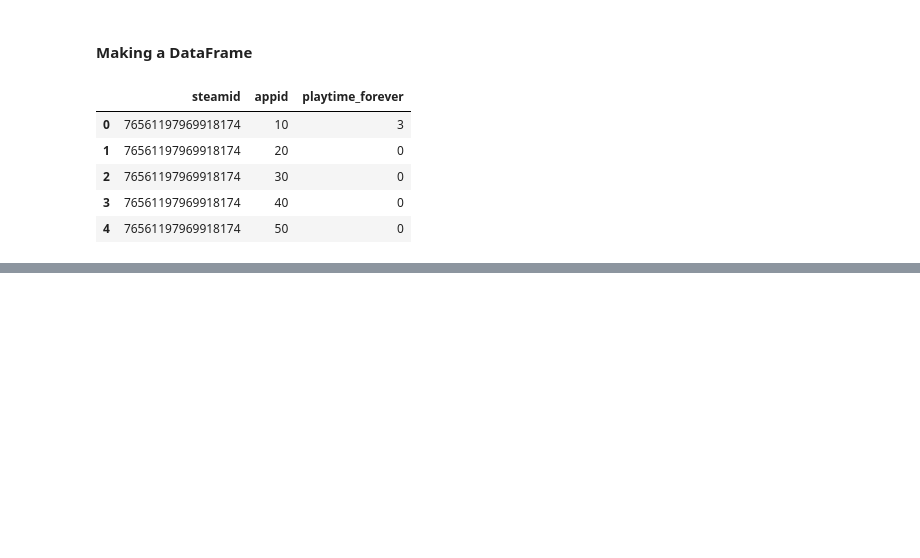
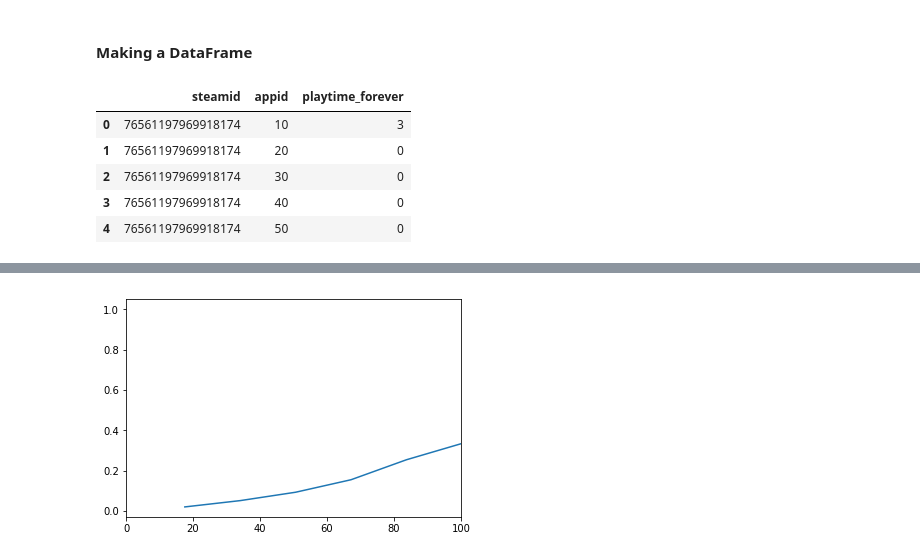
Before and after one commit to raghavjajodia/steamGameRec, a Jupyter notebook: Basic Analysis.ipynb, the cells around one changed output, grey strips where cells are left out. Drawn from its saved outputs; the diff is of its cells as text; code cells hidden in the pictures; blank space fills up the shorter version.

```diff
--- a/Basic Analysis.ipynb
+++ b/Basic Analysis.ipynb
@@ -45,0 +125,12 @@ Density : 1.458 %
+# %%
+counts, bin_edges = np.histogram(groupedBySteamidNparr, bins = 1000, normed=True)
+ecdf = np.cumsum(counts)
+plt.plot(bin_edges[1:], ecdf/ecdf[-1])
+plt.xlim([0, 100])
+plt.show()
+
+#we are cutting the graph at 65
+#reason: elbow of cdf occurs at 65 -> elbow of pdf occurs at 65 -> distribution of number of app ids start to increase rapidly after 65
+# -> users with number of app ids below 65 are rare.
+# %% [output]
+[figure, added]
```
Also changed, not shown: parts of 33 cells of this notebook, 1 other file.
